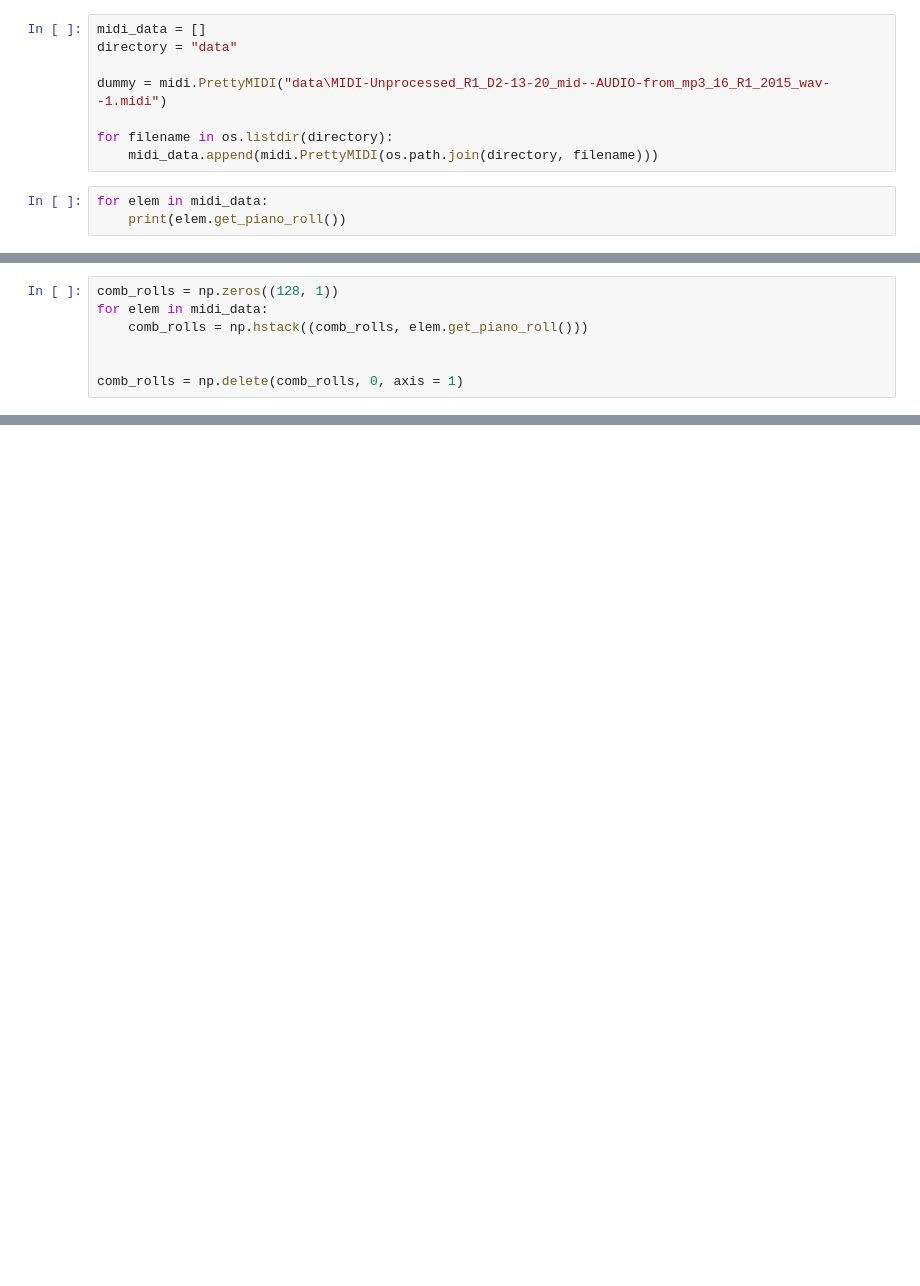
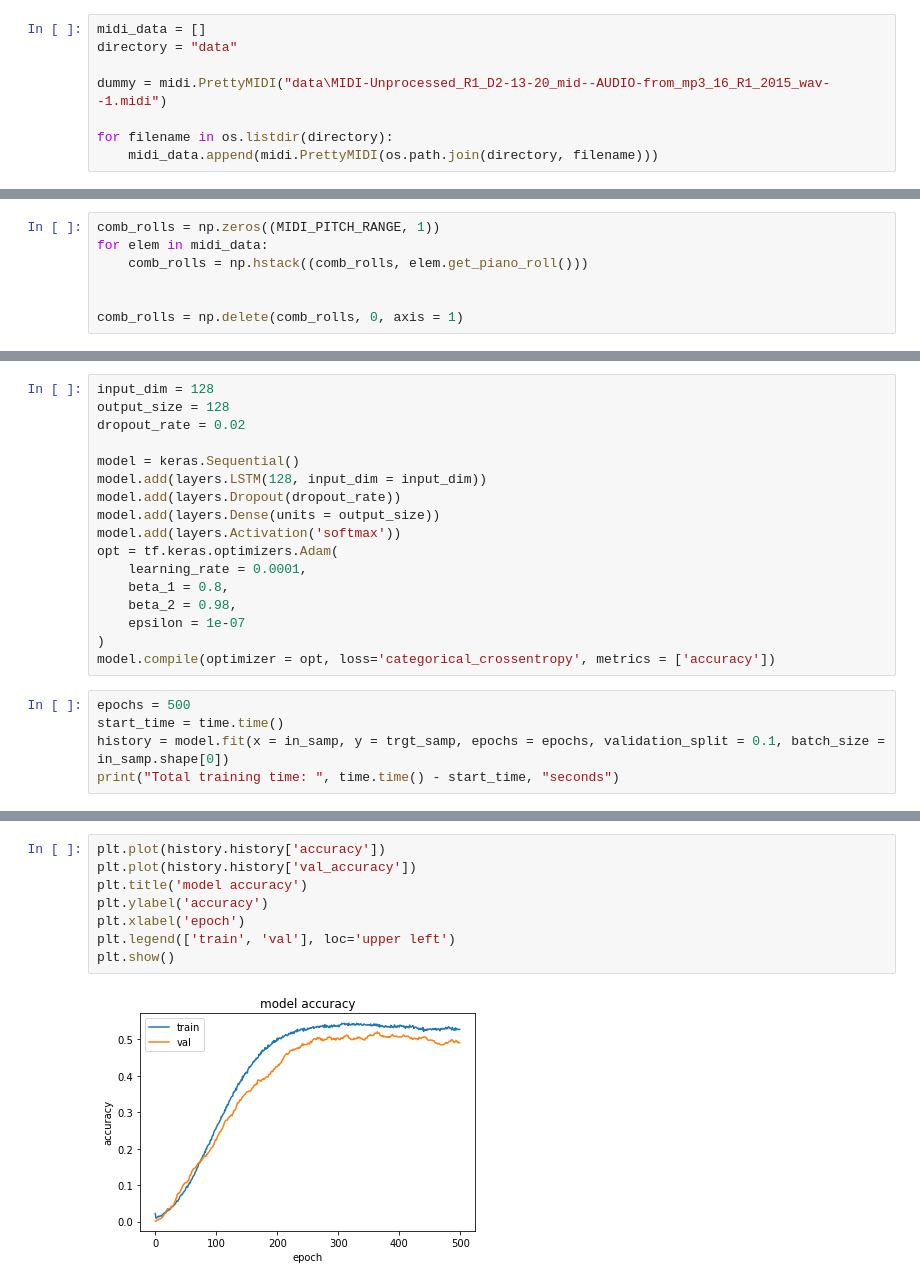
Before and after one commit to rjzhang100/LSTM-Composition, a Jupyter notebook: main.ipynb, the cells around one changed output, grey strips where cells are left out. Cells and saved outputs as stored; diff of their text form; blank space fills up the shorter version.

```diff
--- a/main.ipynb
+++ b/main.ipynb
@@ -12,6 +19,3 @@ dummy = midi.PrettyMIDI("data\MIDI-Unprocessed_R1_D2-13-20_mid--AUDIO-from_mp3_1
 
 for filename in os.listdir(directory):
     midi_data.append(midi.PrettyMIDI(os.path.join(directory, filename)))
-# %%
-for elem in midi_data:
-    print(elem.get_piano_roll())
@@ -36,5 +22,5 @@ for elem in midi_data:
 # %%
-comb_rolls = np.zeros((128, 1))
+comb_rolls = np.zeros((MIDI_PITCH_RANGE, 1))
 for elem in midi_data:
     comb_rolls = np.hstack((comb_rolls, elem.get_piano_roll()))
 
@@ -56,0 +50,22 @@ while next_sample < comb_rolls.shape[1]:
+# %%
+input_dim = 128
+output_size = 128
+dropout_rate = 0.02
+
+model = keras.Sequential()
+model.add(layers.LSTM(128, input_dim = input_dim))
+model.add(layers.Dropout(dropout_rate))
+model.add(layers.Dense(units = output_size))
+model.add(layers.Activation('softmax'))
+opt = tf.keras.optimizers.Adam(
+    learning_rate = 0.0001,
+    beta_1 = 0.8,
+    beta_2 = 0.98,
+    epsilon = 1e-07
+)
+model.compile(optimizer = opt, loss='categorical_crossentropy', metrics = ['accuracy'])
+# %%
+epochs = 500
+start_time = time.time()
+history = model.fit(x = in_samp, y = trgt_samp, epochs = epochs, validation_split = 0.1, batch_size = in_samp.shape[0])
+print("Total training time: ", time.time() - start_time, "seconds")
@@ -56,0 +90,10 @@ while next_sample < comb_rolls.shape[1]:
+# %%
+plt.plot(history.history['accuracy'])
+plt.plot(history.history['val_accuracy'])
+plt.title('model accuracy')
+plt.ylabel('accuracy')
+plt.xlabel('epoch')
+plt.legend(['train', 'val'], loc='upper left')
+plt.show()
+# %% [output]
+[figure, added]
```
Also changed, not shown: parts of 7 cells of this notebook.
